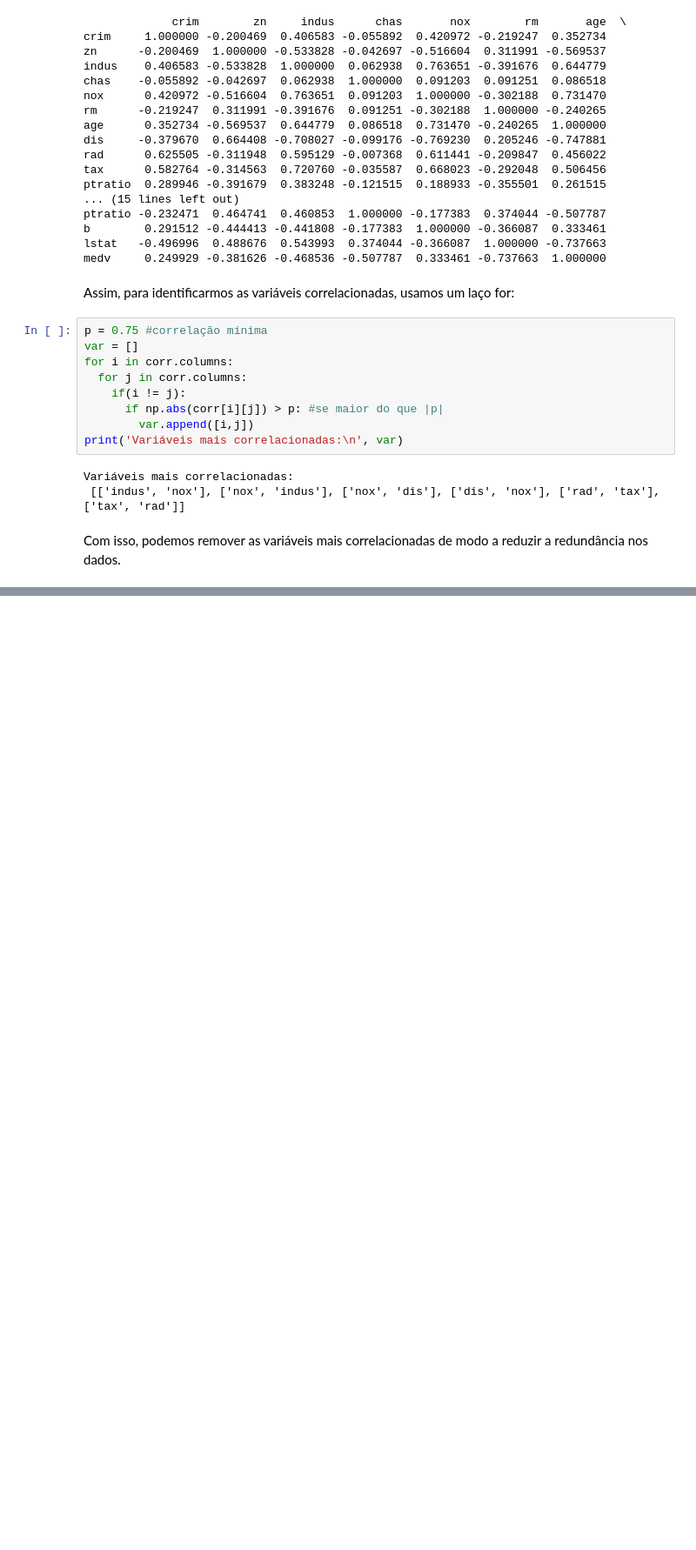
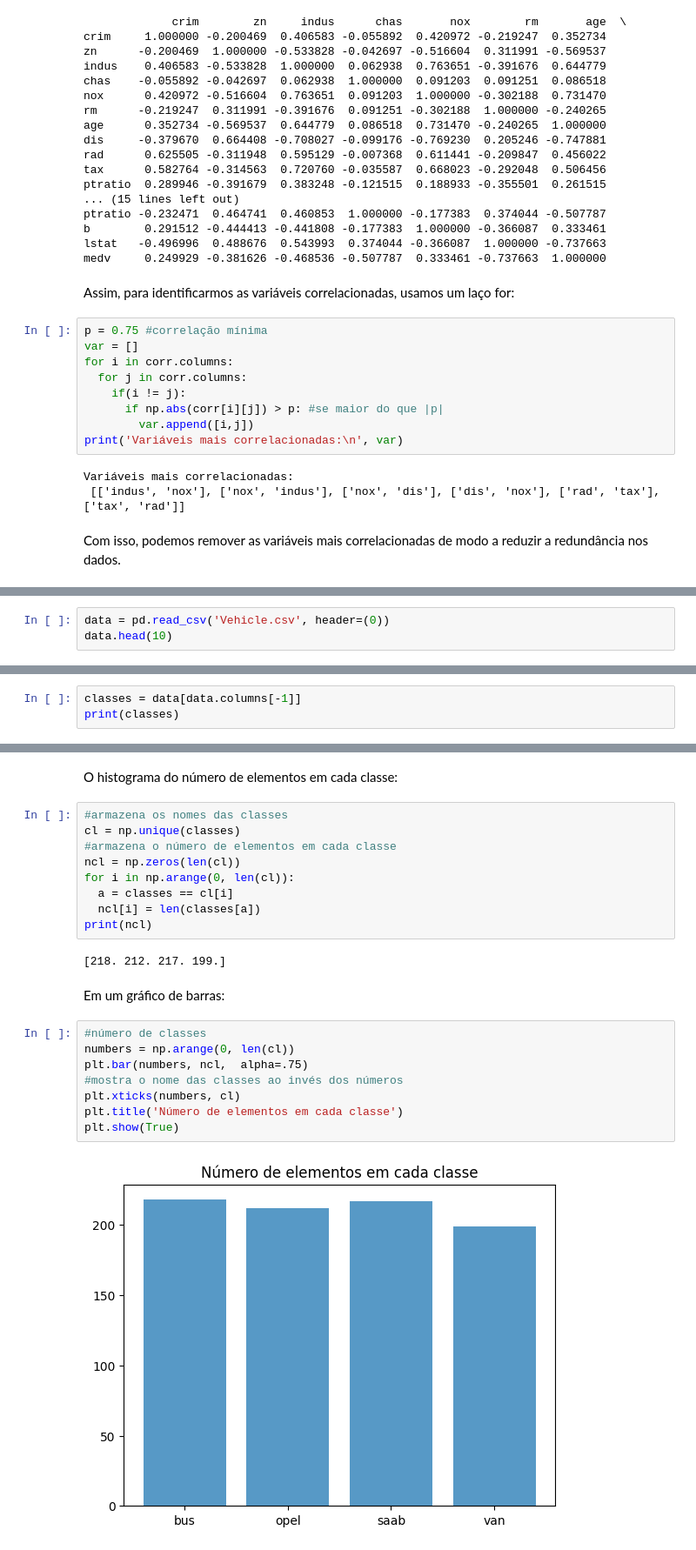
Before and after one commit to joaoholandaa/ciencia-de-dados, a Jupyter notebook: aula1-preparacao-transformacao.ipynb, the cells around one changed output, grey strips where cells are left out. Shown: that part at 87% size. Saved outputs shown, nothing was run; the diff lists cells and outputs as text; blank space fills up the shorter version.

```diff
--- a/aula1-preparacao-transformacao.ipynb
+++ b/aula1-preparacao-transformacao.ipynb
@@ -604,0 +608,3 @@ Com isso, podemos remover as variáveis mais correlacionadas de modo a reduzir a
+# %%
+data = pd.read_csv('Vehicle.csv', header=(0))
+data.head(10)
@@ -604,0 +623,3 @@ Com isso, podemos remover as variáveis mais correlacionadas de modo a reduzir a
+# %%
+classes = data[data.columns[-1]]
+print(classes)
@@ -604,0 +639,25 @@ Com isso, podemos remover as variáveis mais correlacionadas de modo a reduzir a
+# %% [markdown]
+O histograma do número de elementos em cada classe:
+# %%
+#armazena os nomes das classes
+cl = np.unique(classes)
+#armazena o número de elementos em cada classe
+ncl = np.zeros(len(cl))
+for i in np.arange(0, len(cl)):
+  a = classes == cl[i]
+  ncl[i] = len(classes[a])
+print(ncl)
+# %% [output]
+[218. 212. 217. 199.]
+# %% [markdown]
+Em um gráfico de barras:
+# %%
+#número de classes
+numbers = np.arange(0, len(cl))
+plt.bar(numbers, ncl,  alpha=.75)
+#mostra o nome das classes ao invés dos números
+plt.xticks(numbers, cl)
+plt.title('Número de elementos em cada classe')
+plt.show(True)
+# %% [output]
+[figure, added]
```
Also changed, not shown: parts of 17 cells of this notebook.
